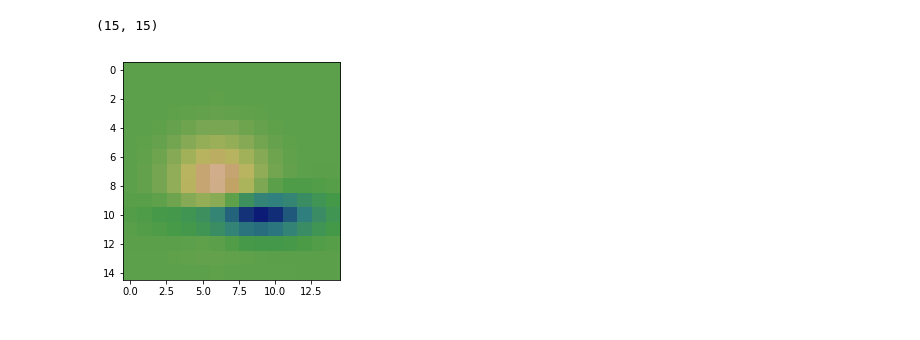
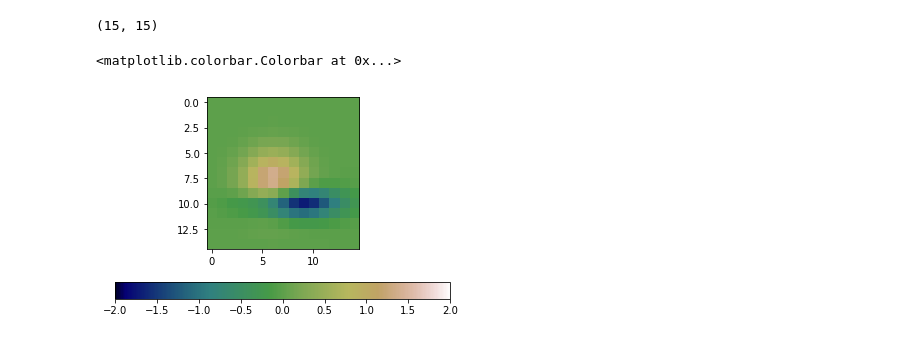
Before and after one commit to zerosum99/data_preprocessing, a Jupyter notebook: 2D 그래프 이해하기.ipynb, the cells around one changed output. Saved outputs shown, nothing was run; the diff lists cells and outputs as text; code cells hidden in the pictures.

```diff
--- a/2D 그래프 이해하기.ipynb
+++ b/2D 그래프 이해하기.ipynb
@@ -59,9 +68,11 @@ img.shape
 # %%
 fig, ax = plt.subplots()
 im = ax.imshow(img,             # Colormapped or RGB arrays
                cmap='gist_earth',
                interpolation='nearest',
                vmin=-2,
                vmax=2)
+fig.colorbar(im, orientation='horizontal')
 # %% [output]
+<matplotlib.colorbar.Colorbar at 0x...>
-[figure, old version]
+[figure, new version]
```
Also changed, not shown: parts of 8 cells of this notebook, 3 other files.
